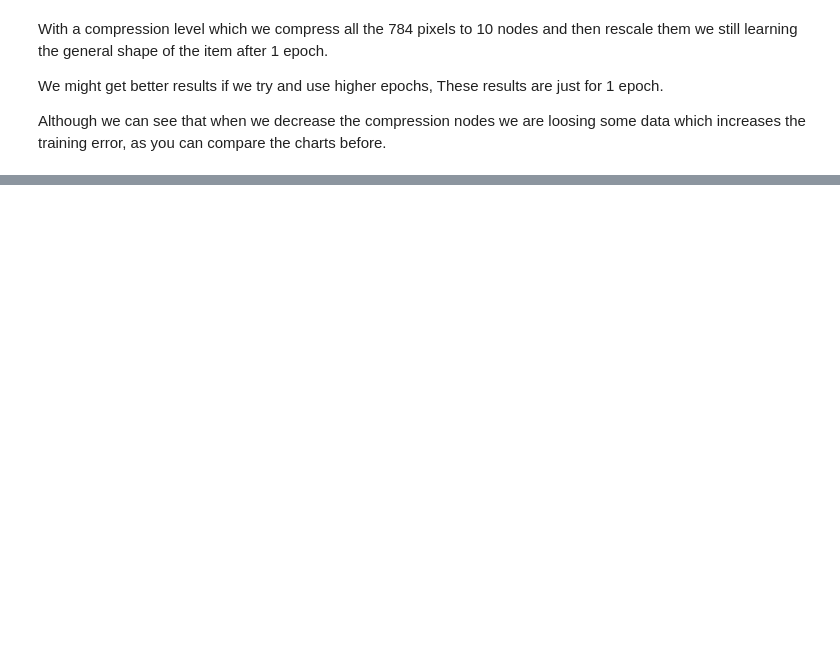
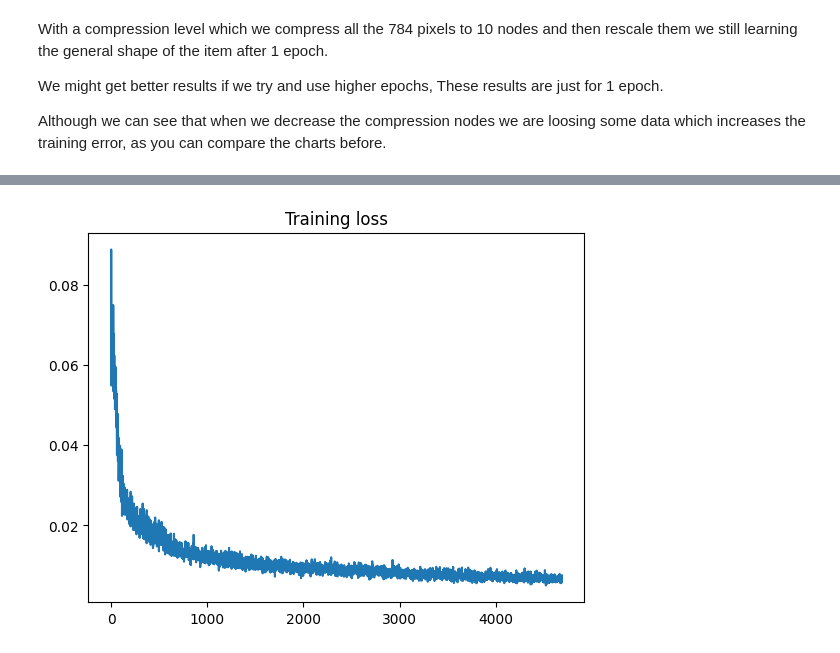
Before and after one commit to Shayan-B/pytorch-autoencoders, a Jupyter notebook: notebooks/Autoencoders.ipynb, the cells around one changed output, grey strips where cells are left out. Cells and saved outputs as stored; diff of their text form; code cells hidden in the pictures; blank space fills up the shorter version.

```diff
--- a/notebooks/Autoencoders.ipynb
+++ b/notebooks/Autoencoders.ipynb
@@ -300,0 +337,40 @@ ae.noisy_test(train_loader, model_cnn, linear=False, noise_intensity=0.3)
+# %%
+# We use a similar architectur as before just tweaking some numbers for a bigger model
+# since these pictures has 3 channels and we need to compress more data in our model
+class AutoencoderCNNCIF(nn.Module):
+    def __init__(self):
+        super().__init__()
+        self.encoder = nn.Sequential(
+            nn.Conv2d(in_channels=3, out_channels=32, kernel_size=(4,4), stride=(1,1), padding=2),
+            nn.LeakyReLU(),
+            nn.Conv2d(in_channels=32, out_channels=64, kernel_size=(5,5), stride=(2,2), padding=2),
+            nn.LeakyReLU(),
+            nn.Conv2d(in_channels=64, out_channels=128, kernel_size=(5,5), stride=(1,1)),
+            nn.LeakyReLU(),
+            nn.Conv2d(in_channels=128, out_channels=512, kernel_size=(3,3), stride=(2,2)),
+            nn.LeakyReLU(),
+            nn.Flatten(),
+            nn.Linear(in_features=512*6*6, out_features=100)
+        )
+        self.decoder = nn.Sequential(
+            nn.Linear(in_features=100, out_features=512*6*6),
+            nn.Unflatten(1, (512, 6, 6)),
+            nn.ConvTranspose2d(in_channels=512, out_channels=128, kernel_size=(3,3), stride=(2,2)),
+            nn.LeakyReLU(),
+            nn.ConvTranspose2d(in_channels=128, out_channels=64, kernel_size=(5,5), stride=(1,1)),
+            nn.LeakyReLU(),
+            nn.ConvTranspose2d(in_channels=64, out_channels=32, kernel_size=(5,5), stride=(2,2), padding=2),
+            nn.LeakyReLU(),
+            nn.ConvTranspose2d(in_channels=32, out_channels=3, kernel_size=(4,4), stride=(1,1), padding=2),
+            nn.Sigmoid()
+        )
+
+    def forward(self, x):
+        encoded = self.encoder(x)
+        decoded = self.decoder(encoded)
+        return decoded
+# %%
+model_cifar, optimizer_cifar, loss_cifar = ae.make_model(AutoencoderCNNCIF, .001)
+model_cifar = ae.train_model(model_cifar, optimizer_cifar, loss_cifar, cifar_loader, 32, 3, False)
+# %% [output]
+[figure, added]
```
Also changed, not shown: parts of 22 cells of this notebook, 3 other files.
